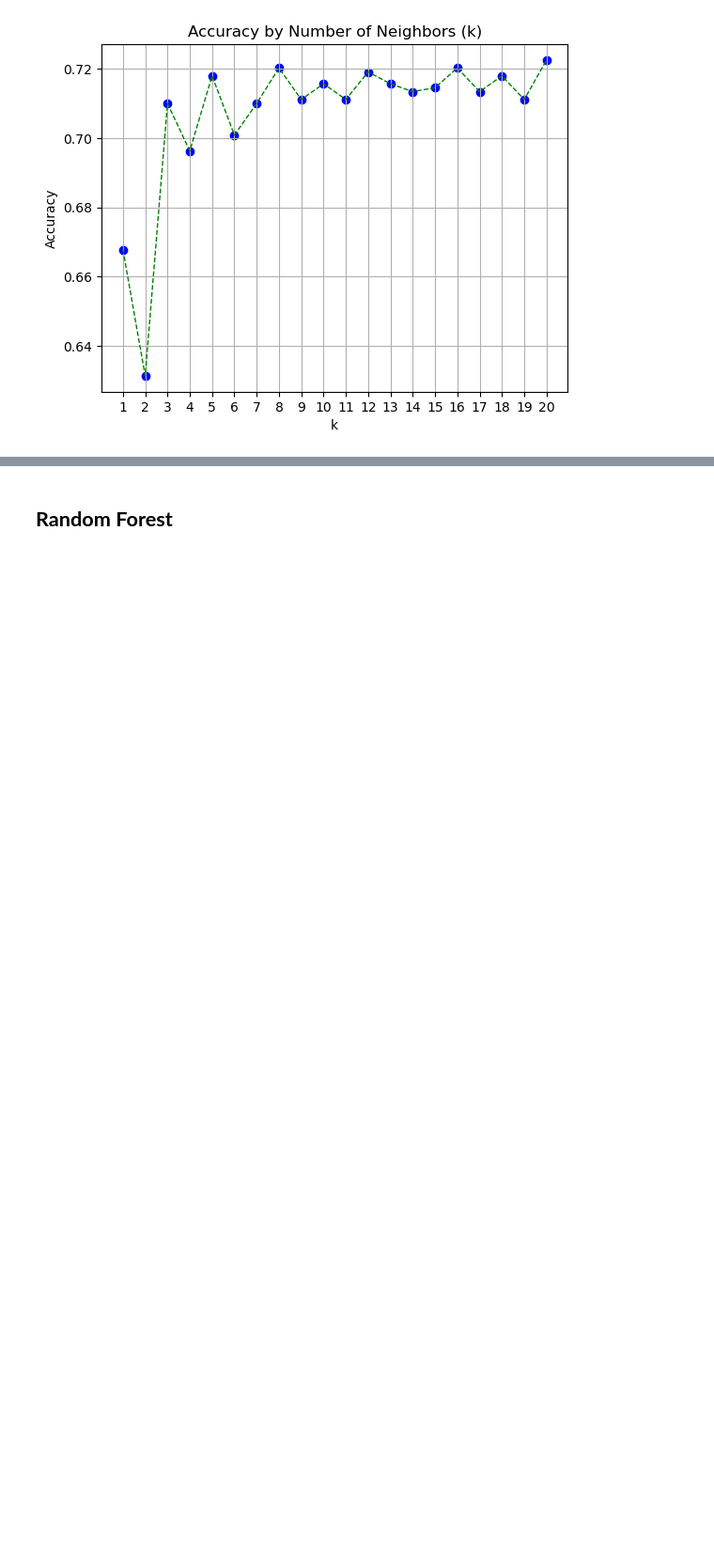
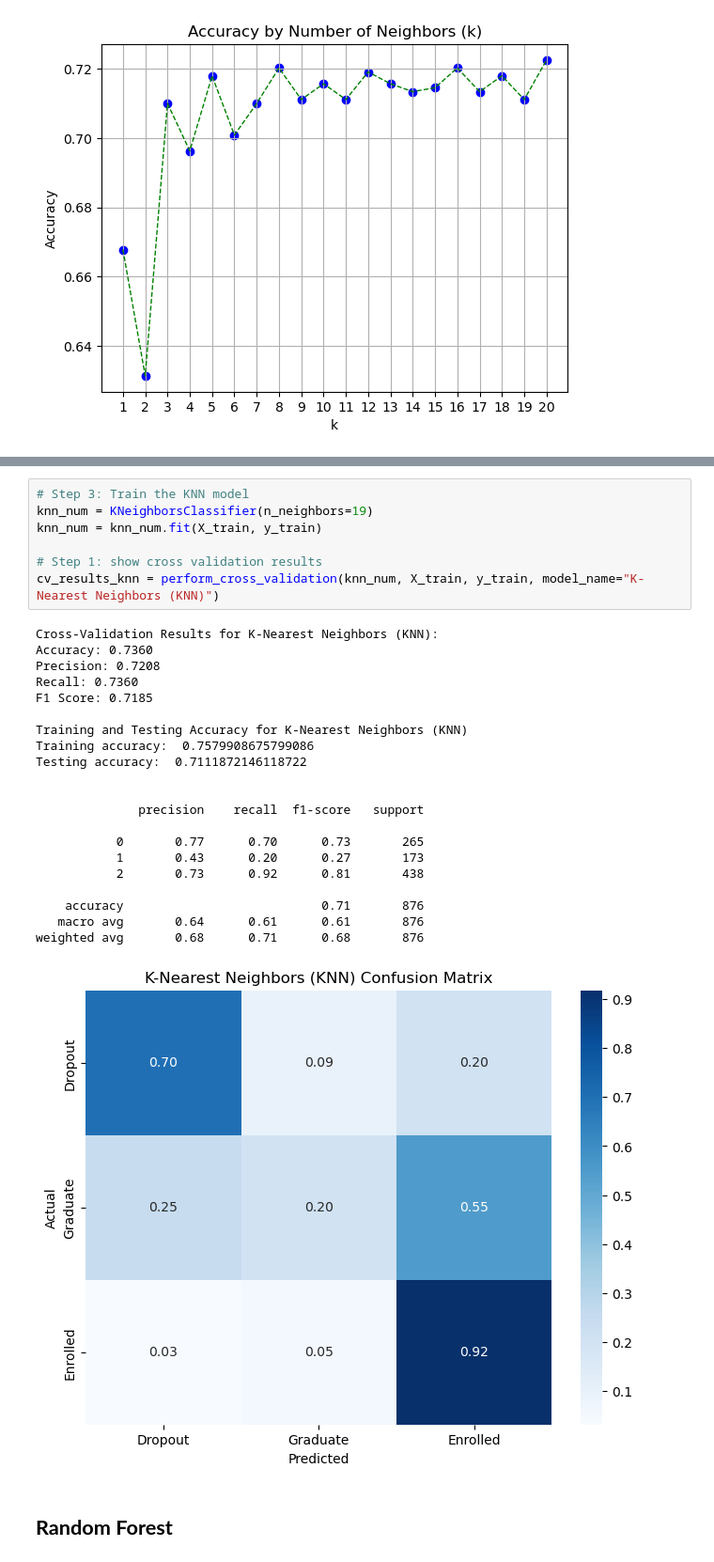
Before and after one commit to junyao0525/dm-ass, a Jupyter notebook: notebooks/main.ipynb, the cells around one changed output, grey strips where cells are left out. Shown at 94% size. Drawn from its saved outputs; the diff is of its cells as text; blank space fills up the shorter version.

```diff
--- a/notebooks/main.ipynb
+++ b/notebooks/main.ipynb
@@ -876,2 +857,31 @@ weighted avg       0.68      0.71      0.68       876
+# %%
+# Step 3: Train the KNN model
+knn_num = KNeighborsClassifier(n_neighbors=19)
+knn_num = knn_num.fit(X_train, y_train)
+
+# Step 1: show cross validation results
+cv_results_knn = perform_cross_validation(knn_num, X_train, y_train, model_name="K-Nearest Neighbors (KNN)")
+# %% [output]
+Cross-Validation Results for K-Nearest Neighbors (KNN):
+Accuracy: 0.7360
+Precision: 0.7208
+Recall: 0.7360
+F1 Score: 0.7185
+
+Training and Testing Accuracy for K-Nearest Neighbors (KNN)
+Training accuracy:  0.7579908675799086
+Testing accuracy:  0.7111872146118722
+
+
+              precision    recall  f1-score   support
+
+           0       0.77      0.70      0.73       265
+           1       0.43      0.20      0.27       173
+           2       0.73      0.92      0.81       438
+
+    accuracy                           0.71       876
+   macro avg       0.64      0.61      0.61       876
+weighted avg       0.68      0.71      0.68       876
+[figure, added]
 # %% [markdown]
 ## **Random Forest**
```
Also changed, not shown: parts of 22 cells of this notebook.
